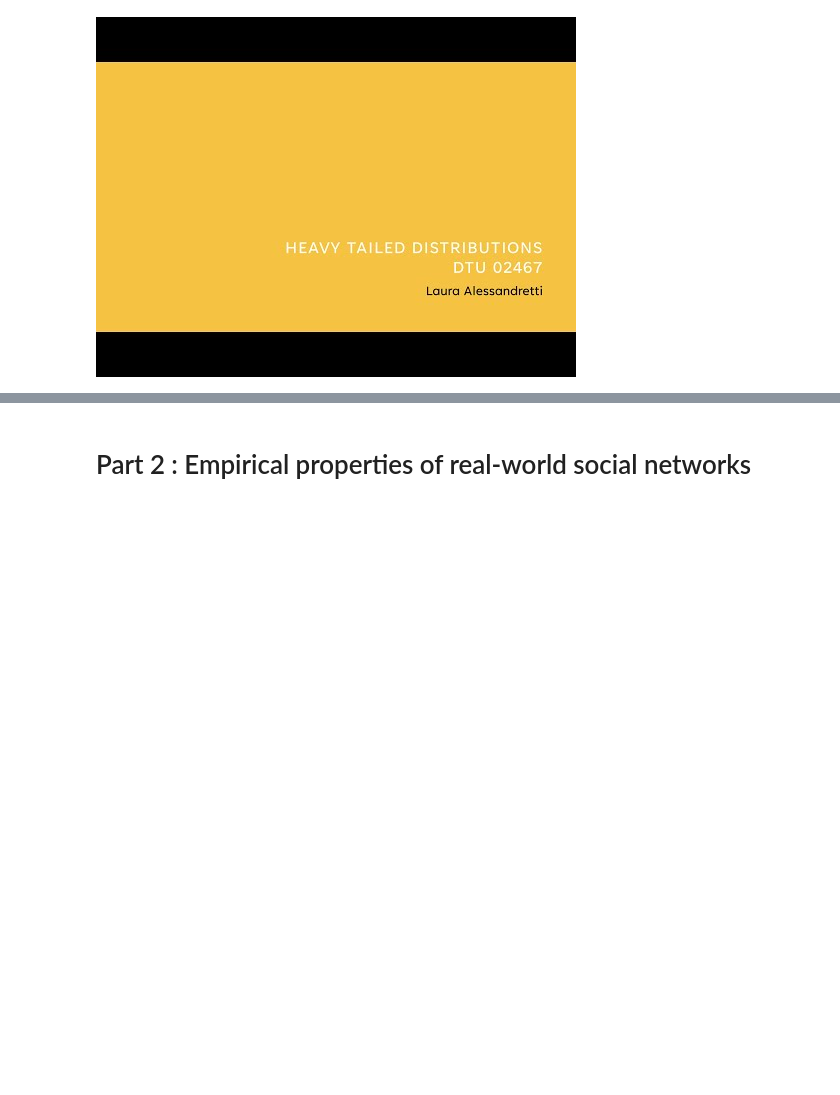
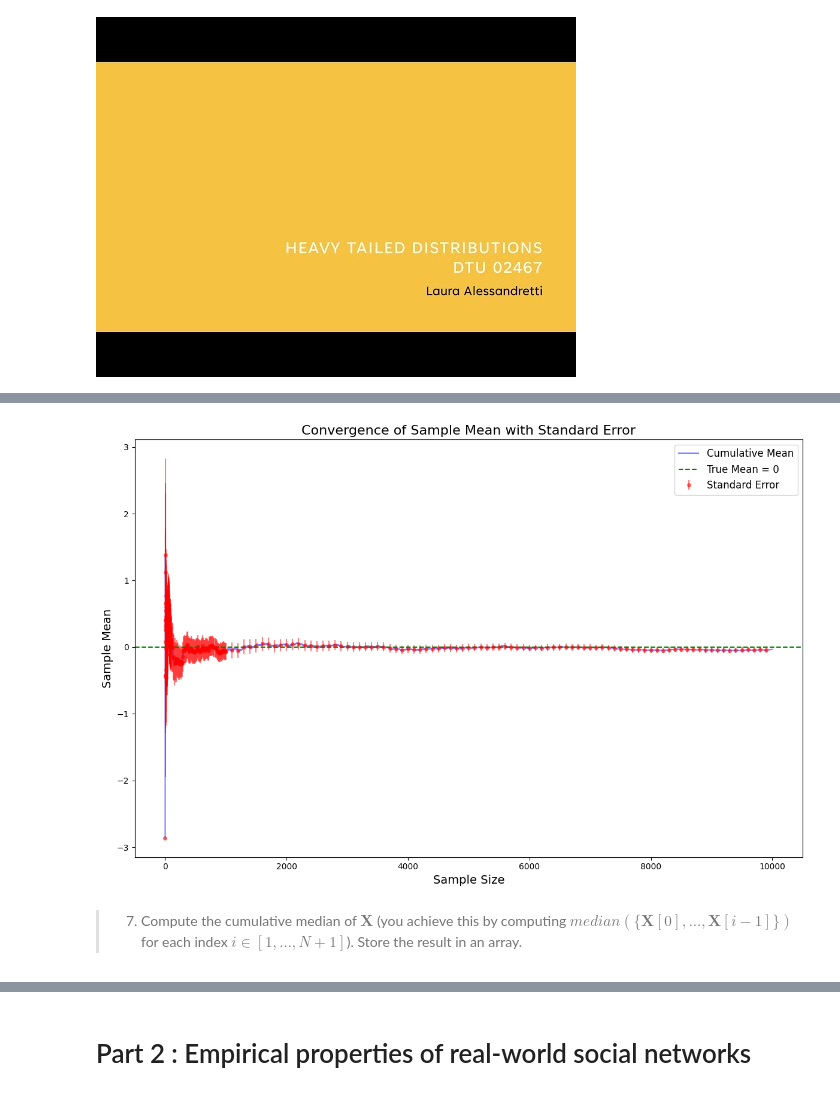
Before and after one commit to miickii/comsocsci2025, a Jupyter notebook: lectures/Week5.ipynb, the cells around one changed output, grey strips where cells are left out. Cells and saved outputs as stored; diff of their text form; code cells hidden in the pictures; blank space fills up the shorter version.

```diff
--- a/lectures/Week5.ipynb
+++ b/lectures/Week5.ipynb
@@ -65,0 +79,2 @@ However, this principle can fail with heavy-tailed distributions where the expec
+# %%
+cum_average = [np.mean(X[:i]) for i in range(1, len(X)+1)]
@@ -65,0 +83,2 @@ However, this principle can fail with heavy-tailed distributions where the expec
+# %%
+cum_std = [np.std(X[:i])/np.sqrt(i) for i in range(1, len(X)+1)]
@@ -65,0 +98,35 @@ However, this principle can fail with heavy-tailed distributions where the expec
+# %%
+plt.figure(figsize=(12, 8))
+
+# Subsample to make the plot more readable (showing fewer points)
+sample_size = np.arange(1, len(X)+1)
+subsample_indices = np.concatenate([
+    np.arange(1, 100),
+    np.arange(100, 1000, 10),
+    np.arange(1000, len(X)+1, 100)
+])
+subsample_indices = np.unique(subsample_indices)
+subsample_indices = subsample_indices[subsample_indices < len(X)]
+
+# Plot the cumulative average
+plt.plot(sample_size, cum_average, color='blue', alpha=0.5, label='Cumulative Mean')
+
+# Add error bars at subsampled points
+plt.errorbar(subsample_indices,
+             [cum_average[i-1] for i in subsample_indices],
+             yerr=[cum_std[i-1] for i in subsample_indices],
+             fmt='o', color='red', alpha=0.5, markersize=4,
+             label='Standard Error')
+plt.axhline(y=0, color='green', linestyle='--',
+           label=f'True Mean = {0}')
+
+plt.xlabel('Sample Size', fontsize=14)
+plt.ylabel('Sample Mean', fontsize=14)
+plt.title('Convergence of Sample Mean with Standard Error', fontsize=16)
+plt.legend(fontsize=12)
+plt.tight_layout()
+plt.show()
+# %% [output]
+[figure, added]
+# %% [markdown]
+> 7.  Compute the cumulative median of $\mathbf{X}$ (you achieve this by computing $median(\{\mathbf{X}[0],..., \mathbf{X}[i-1]\})$ for each index $i \in [1, ..., N+1]$). Store the result in an array.
```
Also changed, not shown: parts of 37 cells of this notebook, 8 other files.
